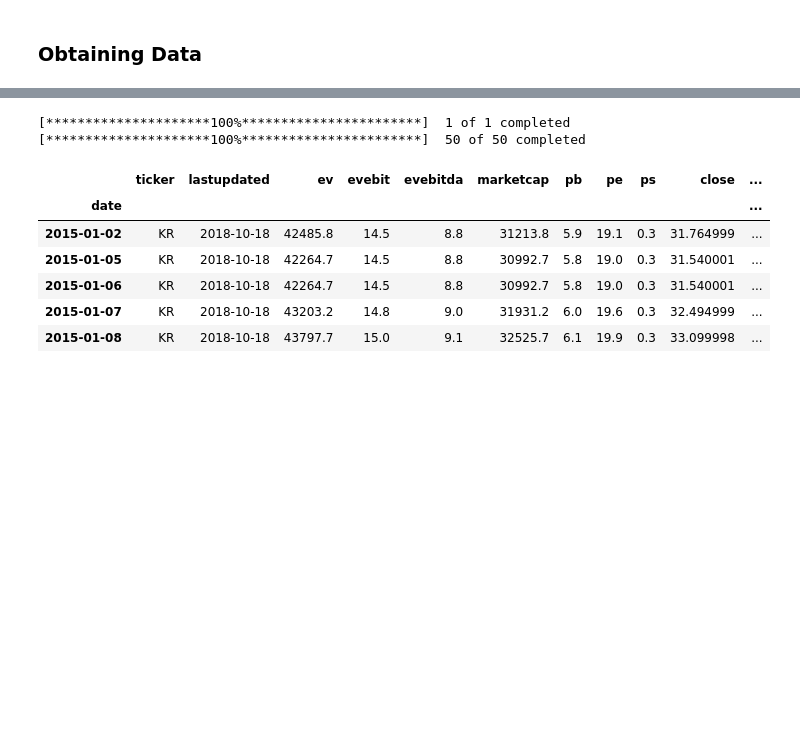
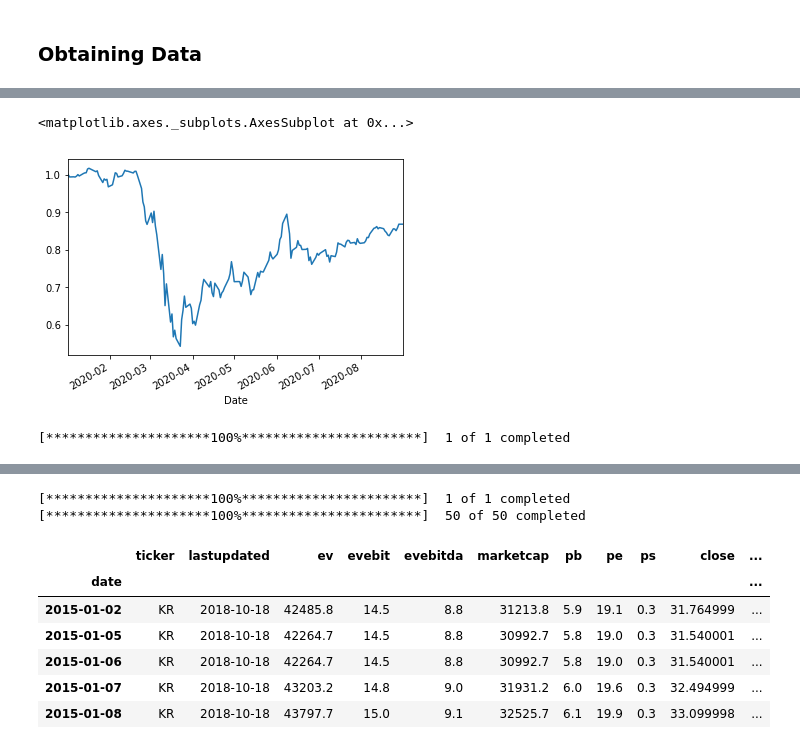
Before and after one commit to Sinthushan-bootcamp/SP500Analysis, a Jupyter notebook: TradingAlgo.ipynb, the cells around one changed output, grey strips where cells are left out. Drawn from its saved outputs; the diff is of its cells as text; code cells hidden in the pictures; blank space fills up the shorter version.

```diff
--- a/TradingAlgo.ipynb
+++ b/TradingAlgo.ipynb
@@ -25,0 +112,11 @@ security_basket = ['KR', 'CLX', 'LUMN', 'CPB', 'SJM', 'CTXS', 'GIS', 'REGN', 'HR
+# %%
+weights = abs(pc1)/sum(abs(pc1))
+myrs = (weights*rs).sum(1)
+myrs.cumsum().apply(np.exp).plot()
+# %% [output]
+<matplotlib.axes._subplots.AxesSubplot at 0x...>
+[figure, added]
+# %%
+prices = yf.download(['SPY'], start=start, end=end)['Adj Close']
+# %% [output]
+[*********************100%***********************]  1 of 1 completed
```
Also changed, not shown: parts of 32 cells of this notebook.
